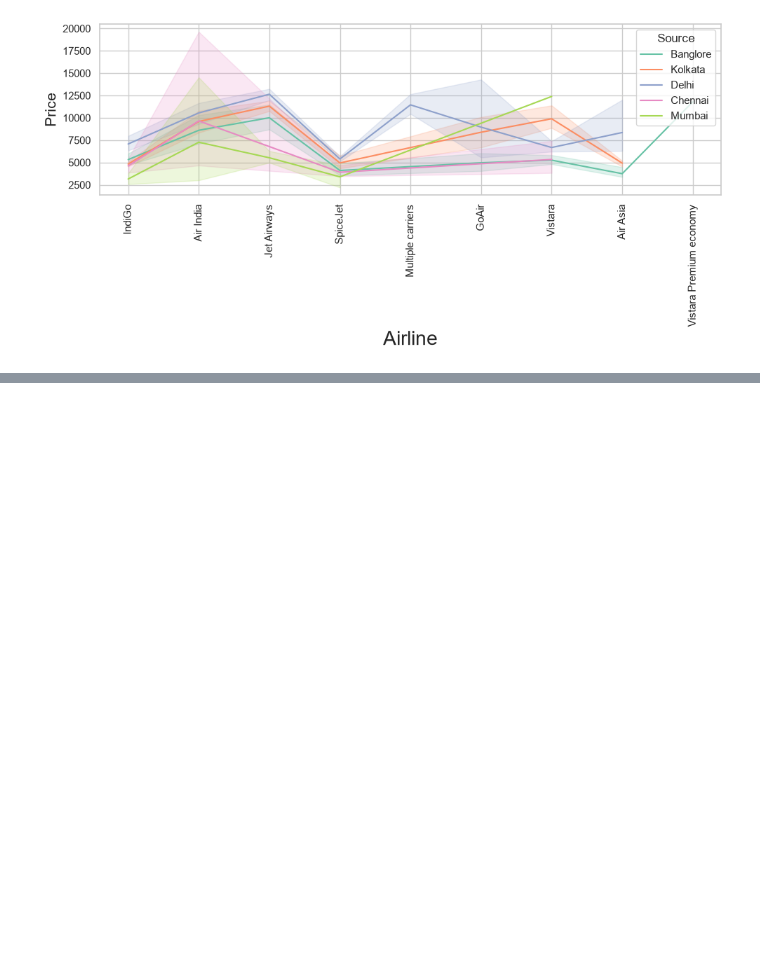
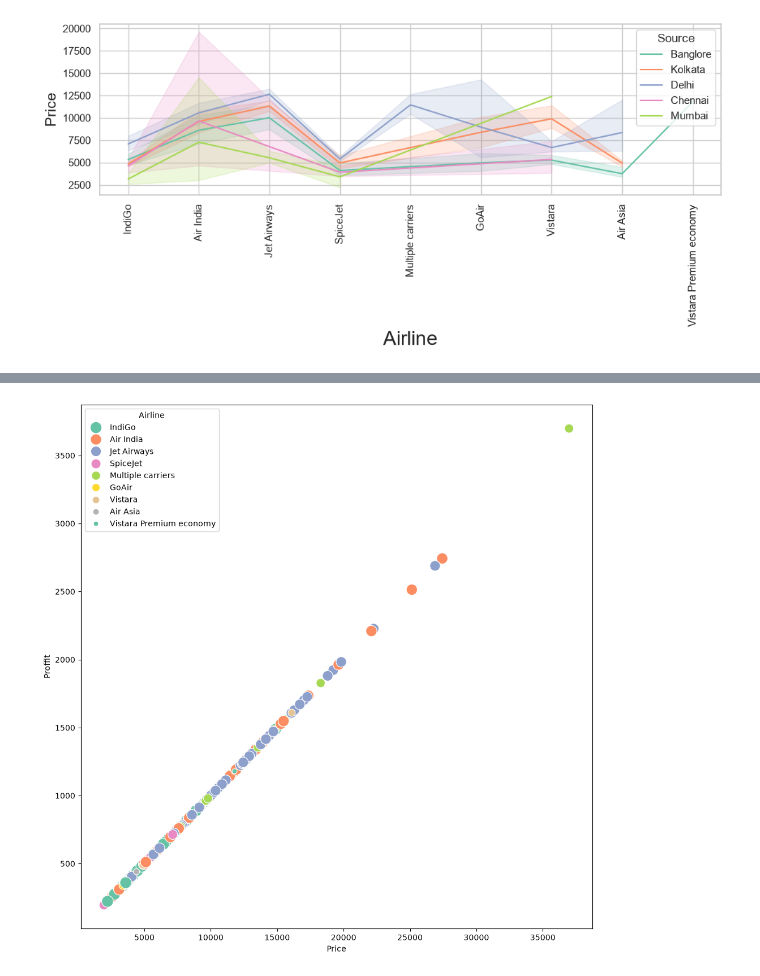
Before and after one commit to vaishnavidhanavade/03-Data-Manupulation-Pandas, a Jupyter notebook: 01.Pandas-Level-01.ipynb/4_Plotting-Enhancment.ipynb, the cells around one changed output, grey strips where cells are left out. Saved outputs shown, nothing was run; the diff lists cells and outputs as text; code cells hidden in the pictures; blank space fills up the shorter version.

```diff
--- a/01.Pandas-Level-01.ipynb/4_Plotting-Enhancment.ipynb
+++ b/01.Pandas-Level-01.ipynb/4_Plotting-Enhancment.ipynb
@@ -214,0 +300,7 @@ plt.show()
+# %%
+plt.figure(figsize=(10,10))
+sns.scatterplot(data=df,x='Price',y='Proffit',size='Airline',sizes=(40, 220),hue='Airline',palette="Set2",)
+plt.tight_layout()
+plt.show()
+# %% [output]
+[figure, added]
```
Also changed, not shown: parts of 13 cells of this notebook.
